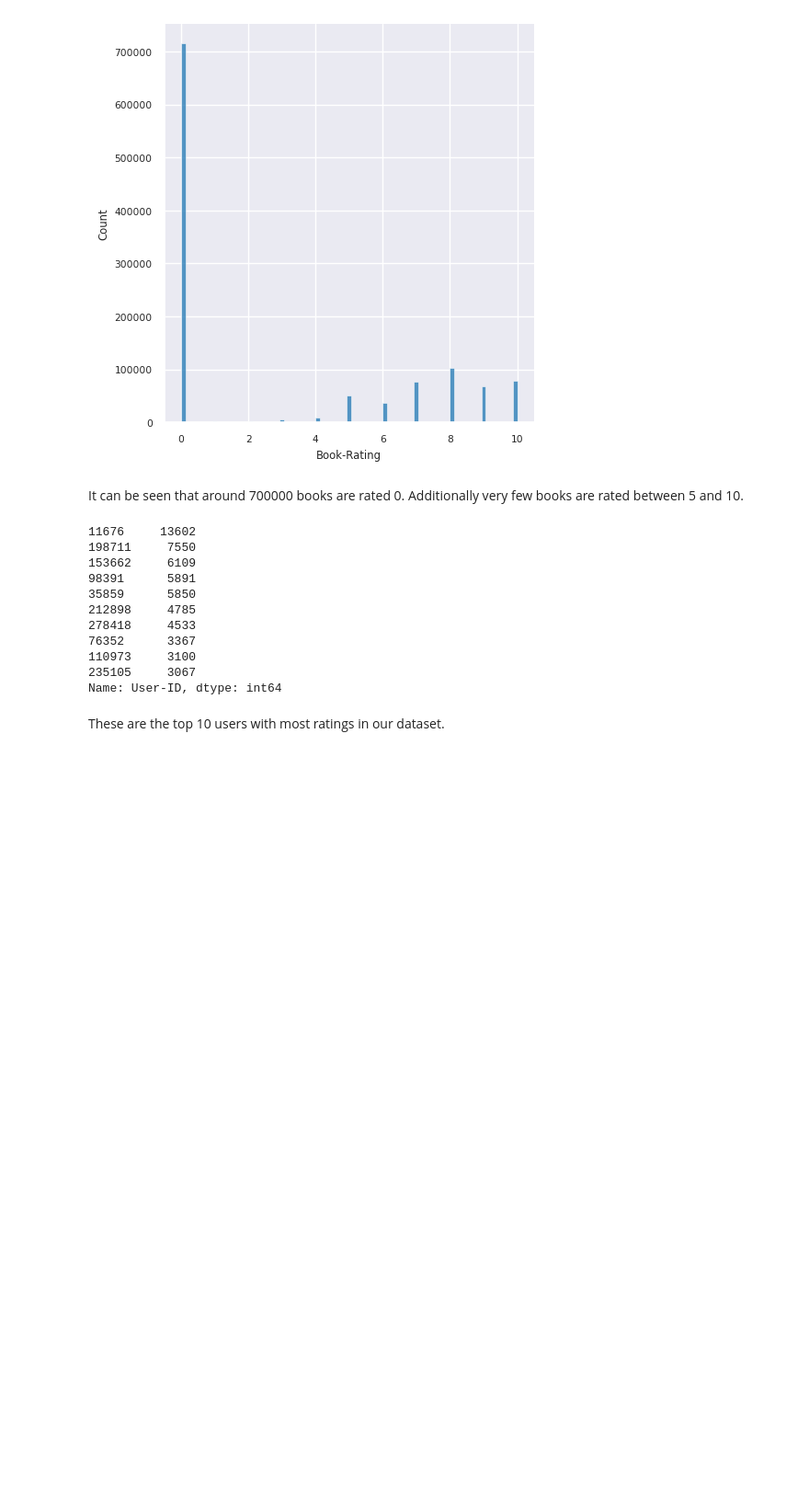
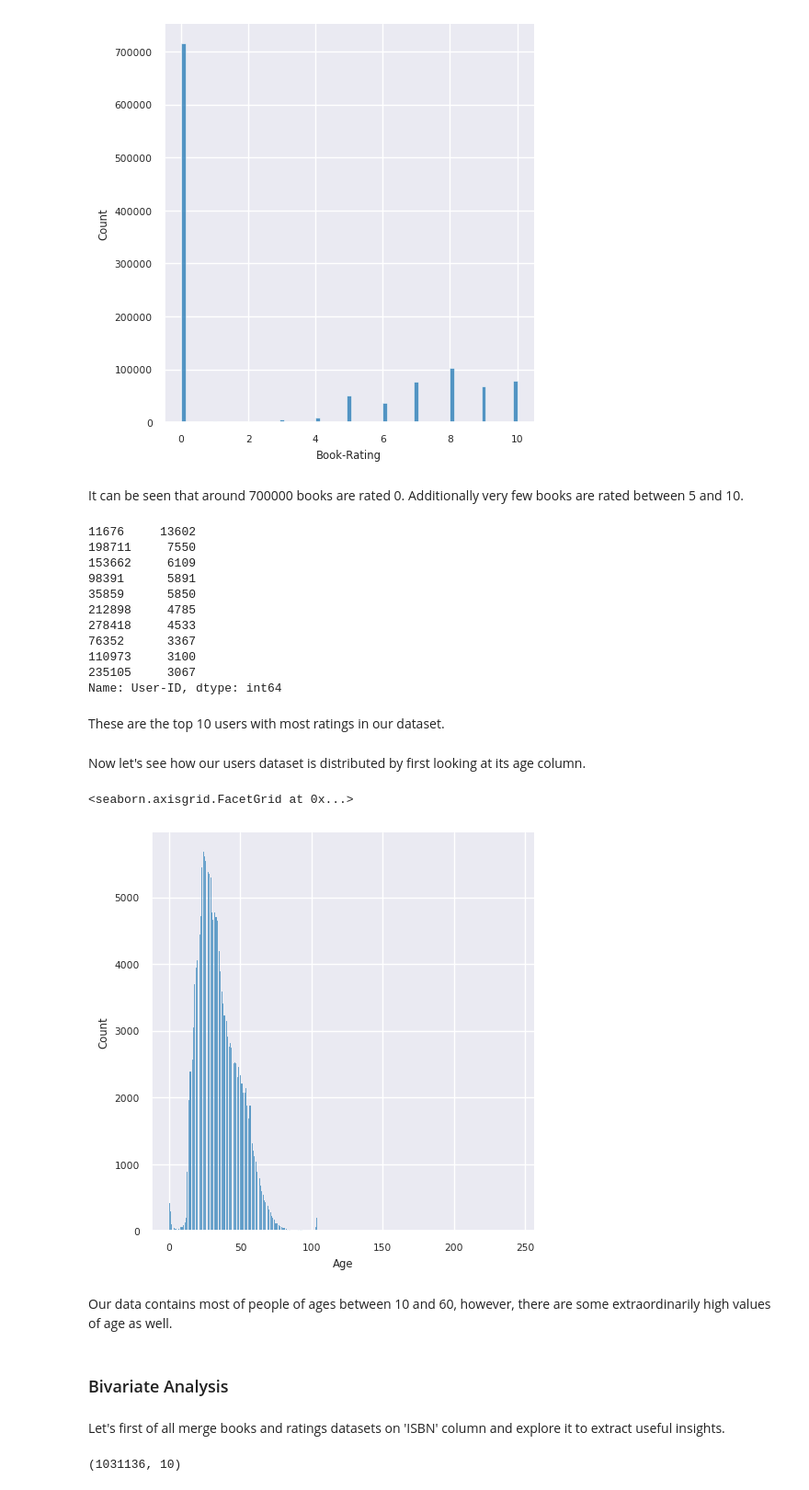
Before and after one commit to M-Awwab-Khan/collaborative-filtering-based-book-recommender-application, a Jupyter notebook: collaborative_filtering_book_recommender.ipynb, the cells around one changed output. Shown at 92% size. Drawn from its saved outputs; the diff is of its cells as text; code cells hidden in the pictures; blank space fills up the shorter version.

Commit message:
Further Data Analysis

```diff
--- a/collaborative_filtering_book_recommender.ipynb
+++ b/collaborative_filtering_book_recommender.ipynb
@@ -164,3 +170,5 @@ memory usage: 6.4+ MB
+# %%
+users['Age'] = users['Age'].astype('Int64')
 # %% [markdown]
 As you can see almost all of the values in age column are empty. Fortunately, we wont be using this column for model building.
 # %%
@@ -226,3 +236,21 @@ ratings['User-ID'].value_counts().head(10)
 Name: User-ID, dtype: int64
 # %% [markdown]
 These are the top 10 users with most ratings in our dataset.
+# %% [markdown]
+Now let's see how our users dataset is distributed by first looking at its age column.
+# %%
+sns.displot(data=users, x='Age')
+# %% [output]
+<seaborn.axisgrid.FacetGrid at 0x...>
+[figure, added]
+# %% [markdown]
+Our data contains most of people of ages between 10 and 60, however, there are some extraordinarily high values of age as well.
+# %% [markdown]
+### Bivariate Analysis
+# %% [markdown]
+Let's first of all merge books and ratings datasets on 'ISBN' column and explore it to extract useful insights.
+# %%
+books_with_ratings = books.merge(ratings, on='ISBN')
+books_with_ratings.shape
+# %% [output]
+(1031136, 10)
```
Also changed, not shown: parts of 24 cells of this notebook.
